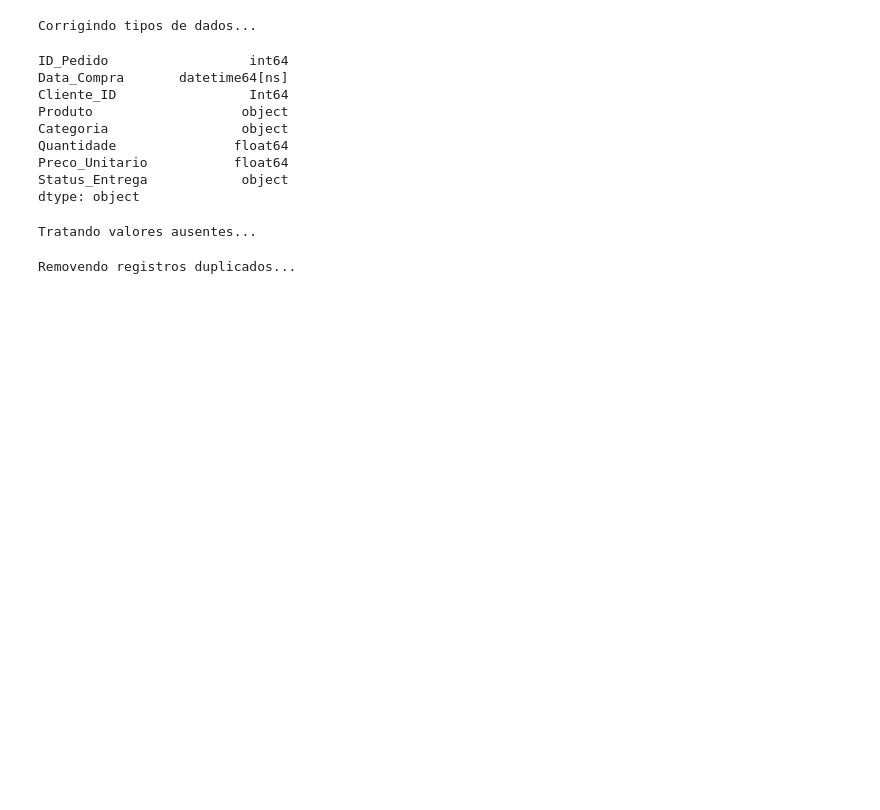
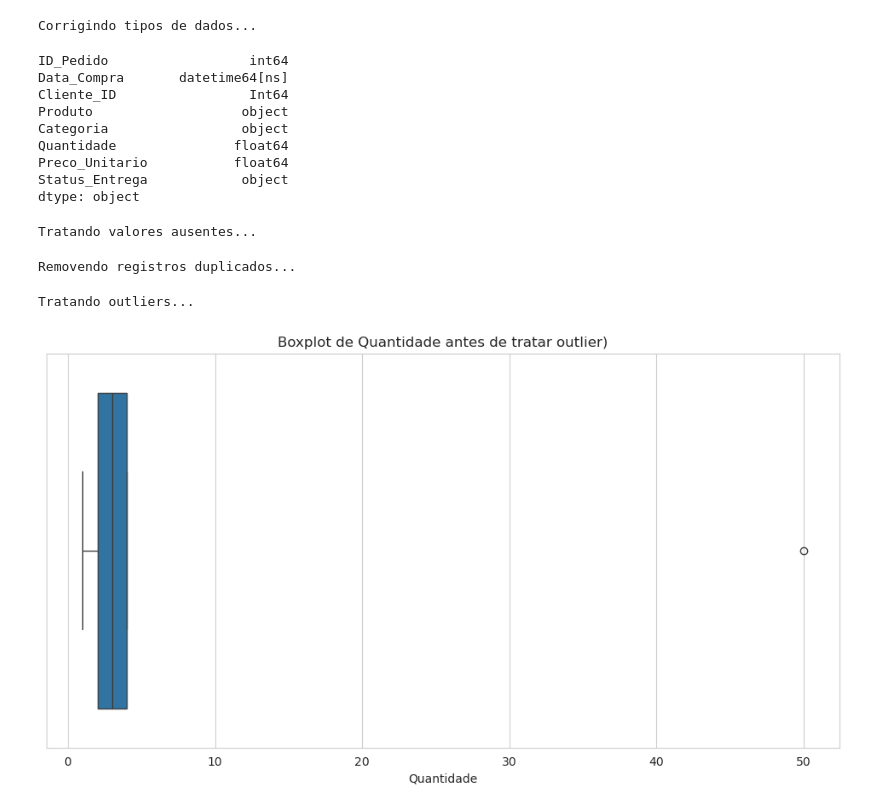
Before and after one commit to CleidsonGoes/Engenharia_de_Atributos_e_Analise_Exploratoria_de_Dados_de_Vendas, a Jupyter notebook: index.ipynb, the cells around one changed output. Saved outputs shown, nothing was run; the diff lists cells and outputs as text; code cells hidden in the pictures; blank space fills up the shorter version.

Commit message:
Visualização via boxplot

```diff
--- a/index.ipynb
+++ b/index.ipynb
@@ -246,3 +246,12 @@ print("Removendo registros duplicados...")
 dataset_limpo.drop_duplicates(inplace = True)
 # %% [output]
 Removendo registros duplicados...
+# %%
+# --- 4. Tratando Outliers ---
+print("Tratando outliers...")
+sns.boxplot(x = dataset_limpo['Quantidade'])
+plt.title('Boxplot de Quantidade antes de tratar outlier)')
+plt.show()
+# %% [output]
+Tratando outliers...
+[figure, added]
```
